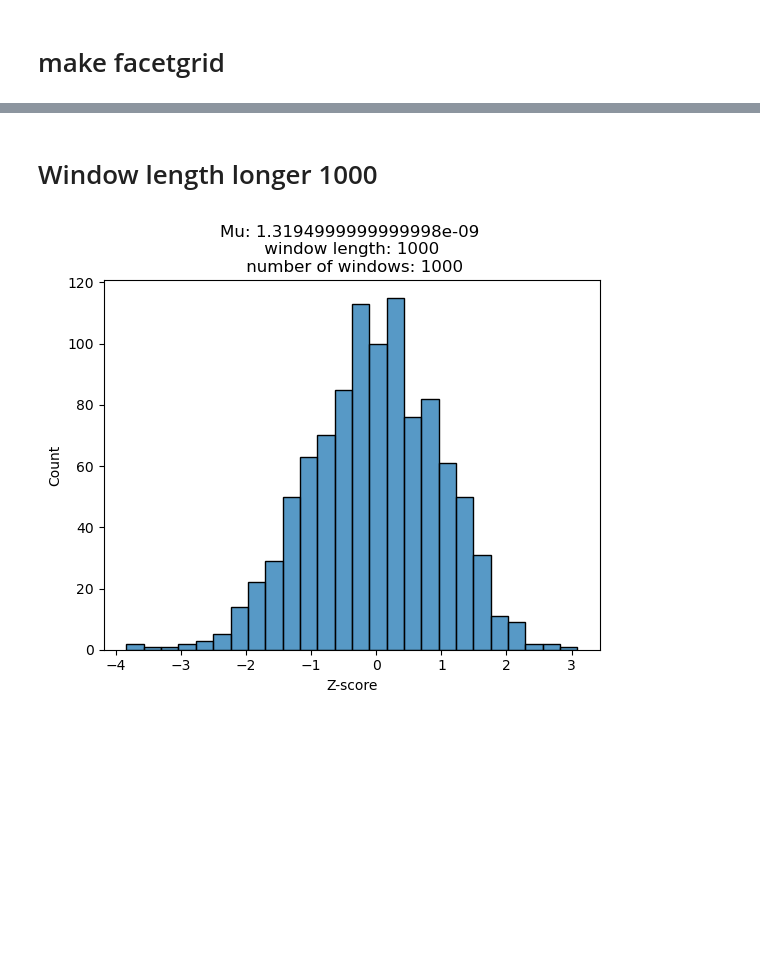
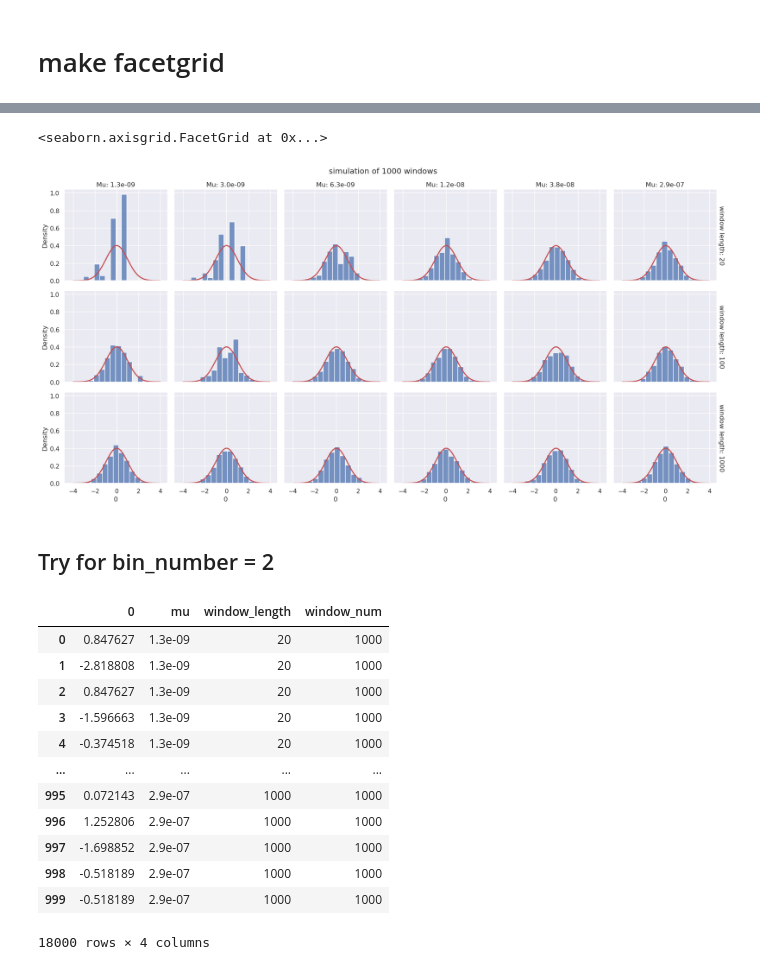
Before and after one commit to dajale423/raKLette, a Jupyter notebook: notebooks/method_validation/plot_standard_score.ipynb, the cells around one changed output, grey strips where cells are left out. Saved outputs shown, nothing was run; the diff lists cells and outputs as text; code cells hidden in the pictures; blank space fills up the shorter version.

```diff
--- a/notebooks/method_validation/plot_standard_score.ipynb
+++ b/notebooks/method_validation/plot_standard_score.ipynb
@@ -141,6 +107,25 @@ plot_histogram(50, 20, 1000)
-# %% [markdown]
-# Window length longer 1000
-# %%
-plot_histogram(0, 1000, 1000)
-# %% [output]
-[figure, removed]
+# %%
+df_notransform = make_large_dataframe(mu_list, length_list, window_num_list, "none")
+# %%
+sns.set_theme(style="darkgrid")
+g = sns.FacetGrid(df_notransform, col="mu", row="window_length", height=3, margin_titles=True)
+
+g.map(sns.histplot, 0, binwidth=0.5, kde=False, stat='density', label='samples')
+
+g.set_titles(col_template="Mu: {col_name}", row_template="window length: {row_name}")
+
+g.fig.suptitle('simulation of 1000 windows')
+
+def standard_normal(*args, **kwargs):
+    # x0, x1 = ax.get_xlim()  # extract the endpoints for the x-axis
+    x_pdf = np.linspace(-4, 4, 100)
+    y_pdf = scipy.stats.norm.pdf(x_pdf)
+
+    plt.plot(x_pdf, y_pdf, 'r', lw=2, label='pdf')
+
+g.map(standard_normal)
+# %% [output]
+<seaborn.axisgrid.FacetGrid at 0x...>
+[figure, added]
+# %% [markdown]
+## Try for bin_number = 2
@@ -146,0 +143,16 @@ plot_histogram(0, 1000, 1000)
+# %%
+df
+# %% [output]
+|  | 0 | mu | window_length | window_num |
+| 0 | 0.847627 | 1.3e-09 | 20 | 1000 |
+| 1 | -2.818808 | 1.3e-09 | 20 | 1000 |
+| 2 | 0.847627 | 1.3e-09 | 20 | 1000 |
+| 3 | -1.596663 | 1.3e-09 | 20 | 1000 |
+| 4 | -0.374518 | 1.3e-09 | 20 | 1000 |
+| ... | ... | ... | ... | ... |
+| 995 | 0.072143 | 2.9e-07 | 1000 | 1000 |
+| 996 | 1.252806 | 2.9e-07 | 1000 | 1000 |
+| 997 | -1.698852 | 2.9e-07 | 1000 | 1000 |
+| 998 | -0.518189 | 2.9e-07 | 1000 | 1000 |
+| 999 | -0.518189 | 2.9e-07 | 1000 | 1000 |
+18000 rows × 4 columns
```
Also changed, not shown: parts of 18 cells of this notebook, 6 other files.
